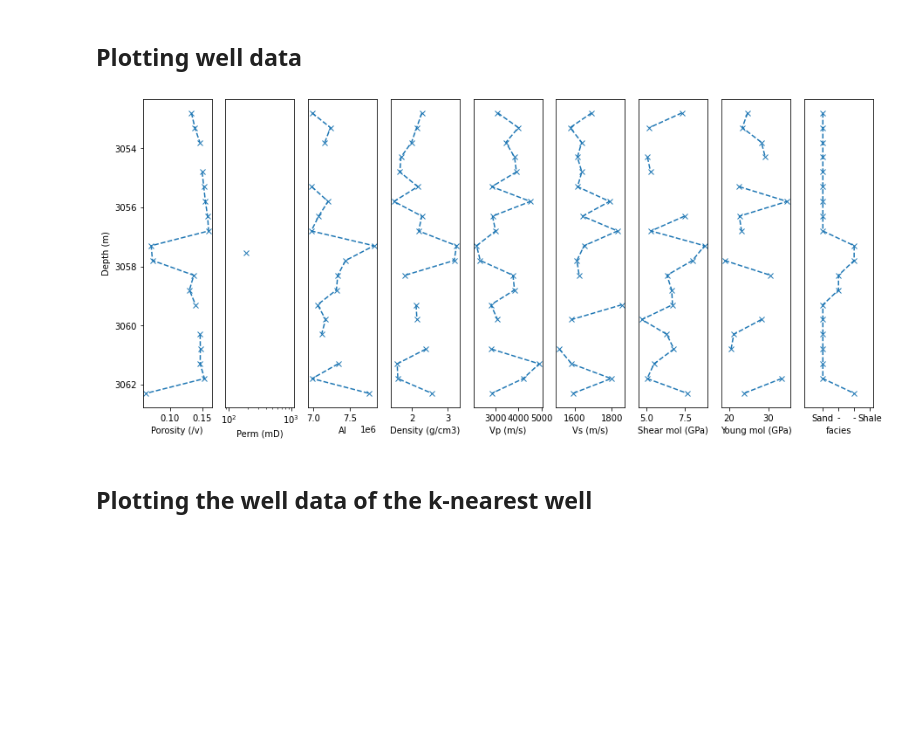
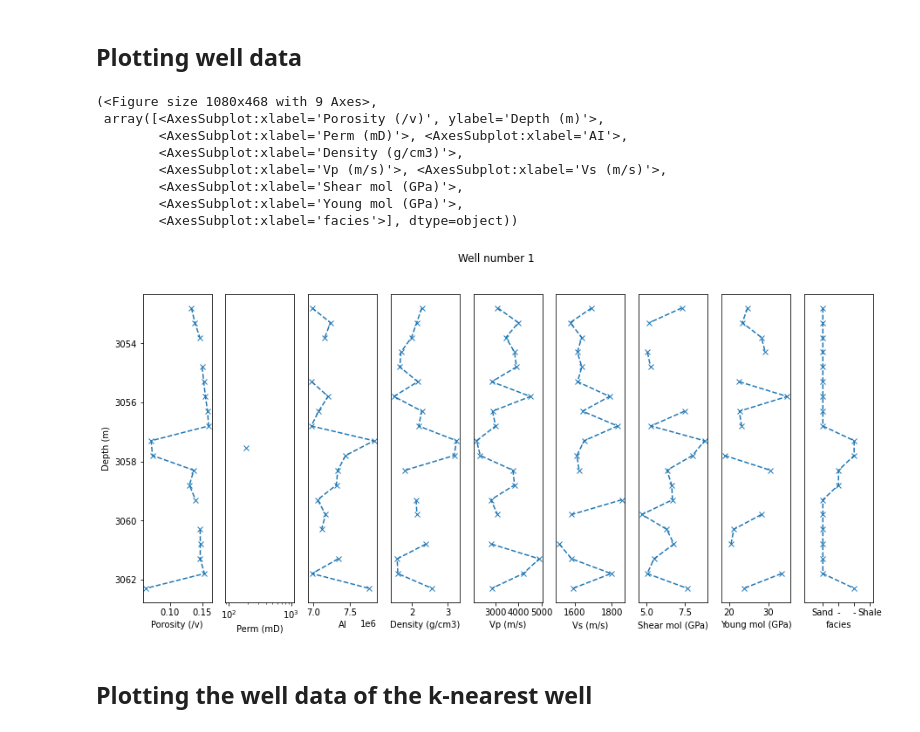
Before and after one commit to PGEHackathon/High-Risk-Low-Return, a Jupyter notebook: dataVisualization_Compilation.ipynb, the cells around one changed output. Drawn from its saved outputs; the diff is of its cells as text; code cells hidden in the pictures; blank space fills up the shorter version.

```diff
--- a/dataVisualization_Compilation.ipynb
+++ b/dataVisualization_Compilation.ipynb
@@ -65,30 +66,36 @@ plt.tight_layout()
 # %%
-## Plotting 3yr production-map with Well number
-df = df_producer_hist
-df = df.groupby('Well_ID').agg('mean').reset_index()
-df_ML = df.merge(df_prodHist, how = 'inner', on = 'Well_ID')
+## Interpolating production data
+X_prod3 = df_producer_hist['X, m']
+Y_prod3 = df_producer_hist['Y, m']
+Z_prod3 = df_producer_hist['Cumulative oil production (3 yr), MSTB']
 
-wellNumberMarker = [x.split("_")[-1] for x in df_ML['Well_ID'].values]
-wellNumberMarker_targetWell = [x.split("_")[-1] for x in df_preProc['Well_ID'].values]
+X_prod3 = np.linspace(min(df_producer_hist['X, m']), max(df_producer_hist['X, m']))
+Y_prod3 = np.linspace(min(df_producer_hist['Y, m']), max(df_producer_hist['Y, m']))
+X_prod3, Y_prod3 = np.meshgrid(X_prod3, Y_prod3)
+interp = LinearNDInterpolator(list(zip(df_producer_hist['X, m'], df_producer_hist['Y, m'])), df_producer_hist['Cumulative oil production (3 yr), MSTB'])
+Z_prod3 = interp(X_prod3, Y_prod3)
 
-fig, ax = plt.subplots(figsize = (8, 7))
-im = ax.pcolormesh(X, Y, Z, shading='auto', alpha = 0.5)
+fig, ax = plt.subplots(figsize = (7, 6))
+im0 = ax.pcolormesh(X_prod3, Y_prod3, Z_prod3, shading='auto', alpha = 0.5)
 ax.plot([10000, 1750], [1750, 10000], 'r')
-ax.scatter(df_producer['X, m'], df_producer['Y, m'], c = 'blue')
-ax.scatter(df_preProc['X, m'], df_preProc['Y, m'], c = 'red')
+im1 = ax.scatter(df_preProc['X, m'], df_preProc['Y, m'], c = 'red')
+im2 = ax.scatter(df_producer['X, m'], df_producer['Y, m'], c = 'blue')
 
-#back group data plot
+#Plotting Well Number
+wellNumberMarker = [x.split("_")[-1] for x in df_producer['Well_ID'].values]
 for i, txt in enumerate(wellNumberMarker):
-    ax.annotate(txt, ((df_ML['X, m'][i], df_ML['Y, m'][i])))
-for i, txt in enumerate(wellNumberMarker_targetWell):
+    ax.annotate(txt, ((df_producer['X, m'][i], df_producer['Y, m'][i])))
+wellNumberMarker = [x.split("_")[-1] for x in df_preProc['Well_ID'].values]
+for i, txt in enumerate(wellNumberMarker):
     ax.annotate(txt, ((df_preProc['X, m'][i], df_preProc['Y, m'][i])))
 
 ax.set_xlim([0, 10000])
 ax.set_ylim([0, 10000])
 ax.set_xlabel('x [km]')
 ax.set_ylabel('y [km]')
-ax.set_title('3 yr production history map')
+ax.set_title('3yr production map [MSTB]')
+ax.legend([im1, im2], ['Testing Well', 'Training Well'])
 
-fig.colorbar(im, ax=ax)
+fig.colorbar(im0, ax = ax, shrink=0.9)
 plt.gca().invert_yaxis()
 # %% [output]
@@ -130,34 +184,46 @@ def plotData(df, wellNum = 1):
     ax[4].invert_yaxis()
     ax[4].get_yaxis().set_ticks([])
 
     ax[5].plot(df_filt['Shear velocity, m/s'], depth, 'x--')
     ax[5].set_xlabel('Vs (m/s)')
     ax[5].invert_yaxis()
     ax[5].get_yaxis().set_ticks([])
 
     ax[6].plot(df_filt['Shear modulus, GPa'], depth, 'x--')
     ax[6].set_xlabel('Shear mol (GPa)')
     ax[6].invert_yaxis()
     ax[6].get_yaxis().set_ticks([])
 
     ax[7].plot(df_filt['Youngs modulus, GPa'], depth, 'x--')
     ax[7].set_xlabel('Young mol (GPa)')
     ax[7].invert_yaxis()
     ax[7].get_yaxis().set_ticks([])
 
     faciesDict = {'Sandstone': 1, 'Sandy shale': 3, 'Shaly sandstone': 2, 'Shale': 4, np.nan: np.nan}
     facieLable = [faciesDict[x] for x in df_filt['Rock facies'].values]
     ax[8].plot(facieLable, depth, 'x--')
     ax[8].set_xlabel('facies')
     ax[8].invert_yaxis()
     ax[8].get_yaxis().set_ticks([])
     ax[8].set_xticks([1,2,3,4])
     ax[8].set_xticklabels(['Sand', '-', '-', 'Shale'])
     ax[8].set_xlim([-0.2, 4.2])
 
+    plt.suptitle('Well number {}'.format(wellNum))
+
+    return fig, ax
+
 plotData(df = df_producer, wellNum = 1)
 # %% [output]
+(<Figure size 1080x468 with 9 Axes>,
+ array([<AxesSubplot:xlabel='Porosity (/v)', ylabel='Depth (m)'>,
+        <AxesSubplot:xlabel='Perm (mD)'>, <AxesSubplot:xlabel='AI'>,
+        <AxesSubplot:xlabel='Density (g/cm3)'>,
+        <AxesSubplot:xlabel='Vp (m/s)'>, <AxesSubplot:xlabel='Vs (m/s)'>,
+        <AxesSubplot:xlabel='Shear mol (GPa)'>,
+        <AxesSubplot:xlabel='Young mol (GPa)'>,
+        <AxesSubplot:xlabel='facies'>], dtype=object))
-[figure, old version]
+[figure, new version]
 # %% [markdown]
 ## Plotting the well data of the k-nearest well
 # %%
```
Also changed, not shown: parts of 6 cells of this notebook, 1 other file.
